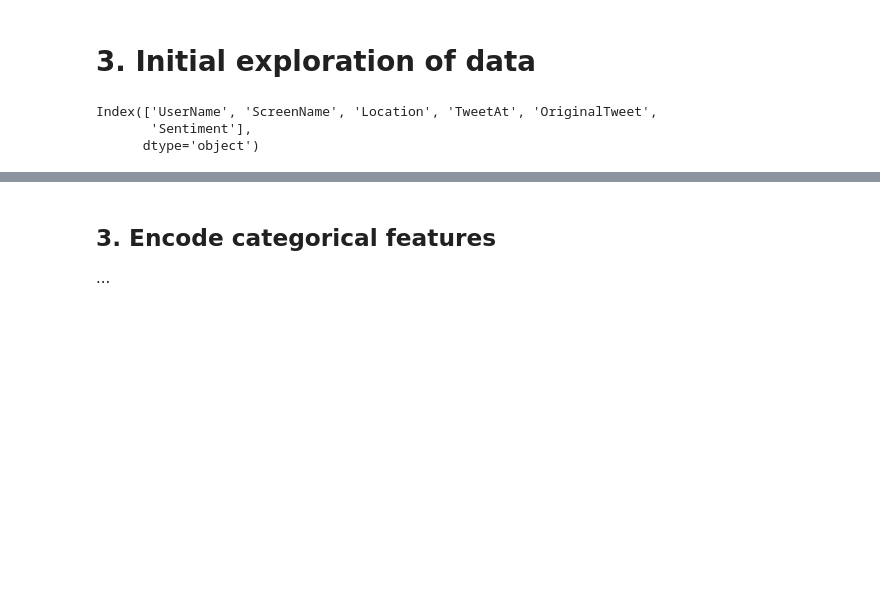
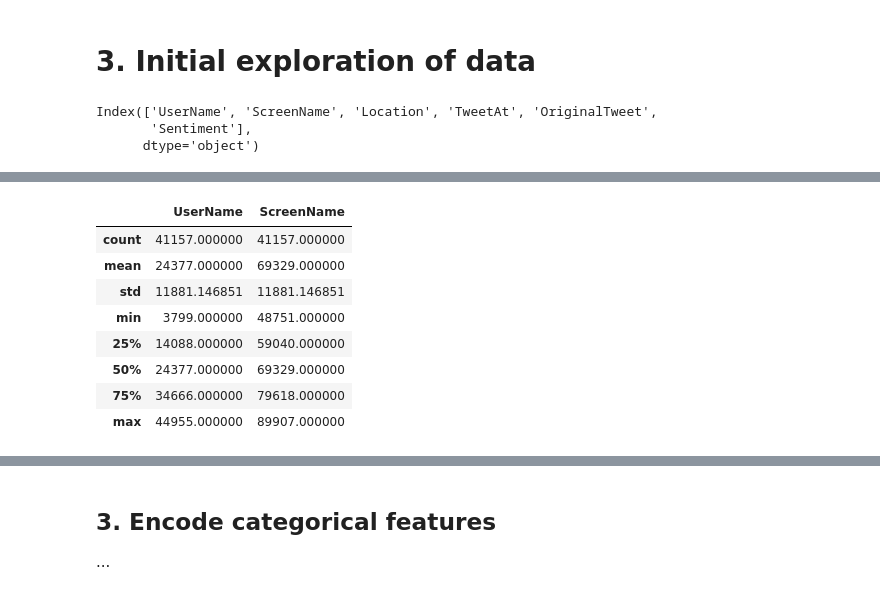
Before and after one commit to Evnsn/Kaggle, a Jupyter notebook: Kaggle/Competitions/Coronavirus tweets NLP - Text Classification/notebooks/main notebook.ipynb, the cells around one changed output, grey strips where cells are left out. Saved outputs shown, nothing was run; the diff lists cells and outputs as text; code cells hidden in the pictures; blank space fills up the shorter version.

```diff
--- a/Kaggle/Competitions/Coronavirus tweets NLP - Text Classification/notebooks/main notebook.ipynb
+++ b/Kaggle/Competitions/Coronavirus tweets NLP - Text Classification/notebooks/main notebook.ipynb
@@ -90,0 +107,12 @@ train.head(20)
+# %%
+train.describe()
+# %% [output]
+|  | UserName | ScreenName |
+| count | 41157.000000 | 41157.000000 |
+| mean | 24377.000000 | 69329.000000 |
+| std | 11881.146851 | 11881.146851 |
+| min | 3799.000000 | 48751.000000 |
+| 25% | 14088.000000 | 59040.000000 |
+| 50% | 24377.000000 | 69329.000000 |
+| 75% | 34666.000000 | 79618.000000 |
+| max | 44955.000000 | 89907.000000 |
```
Also changed, not shown: parts of 46 cells of this notebook.
